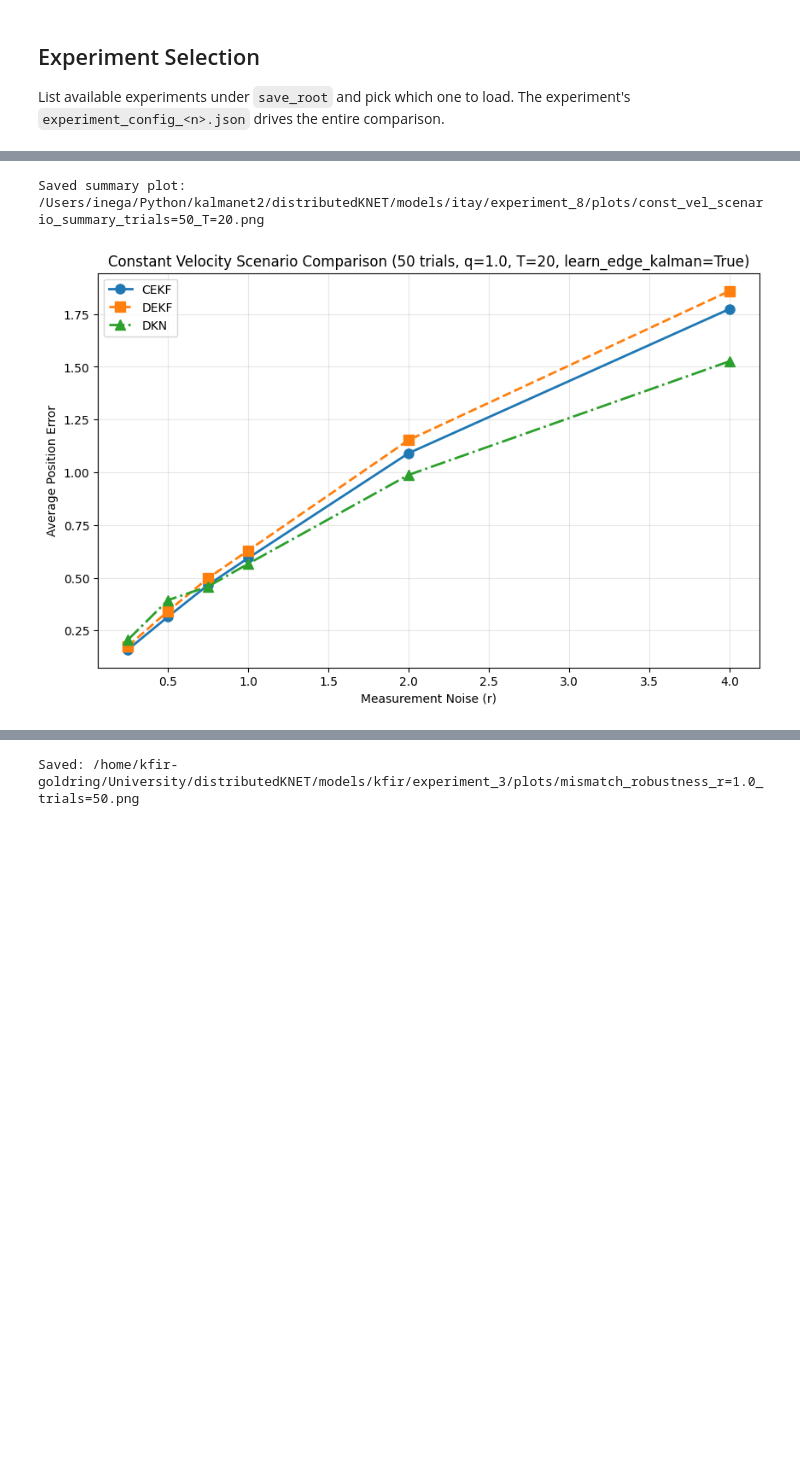
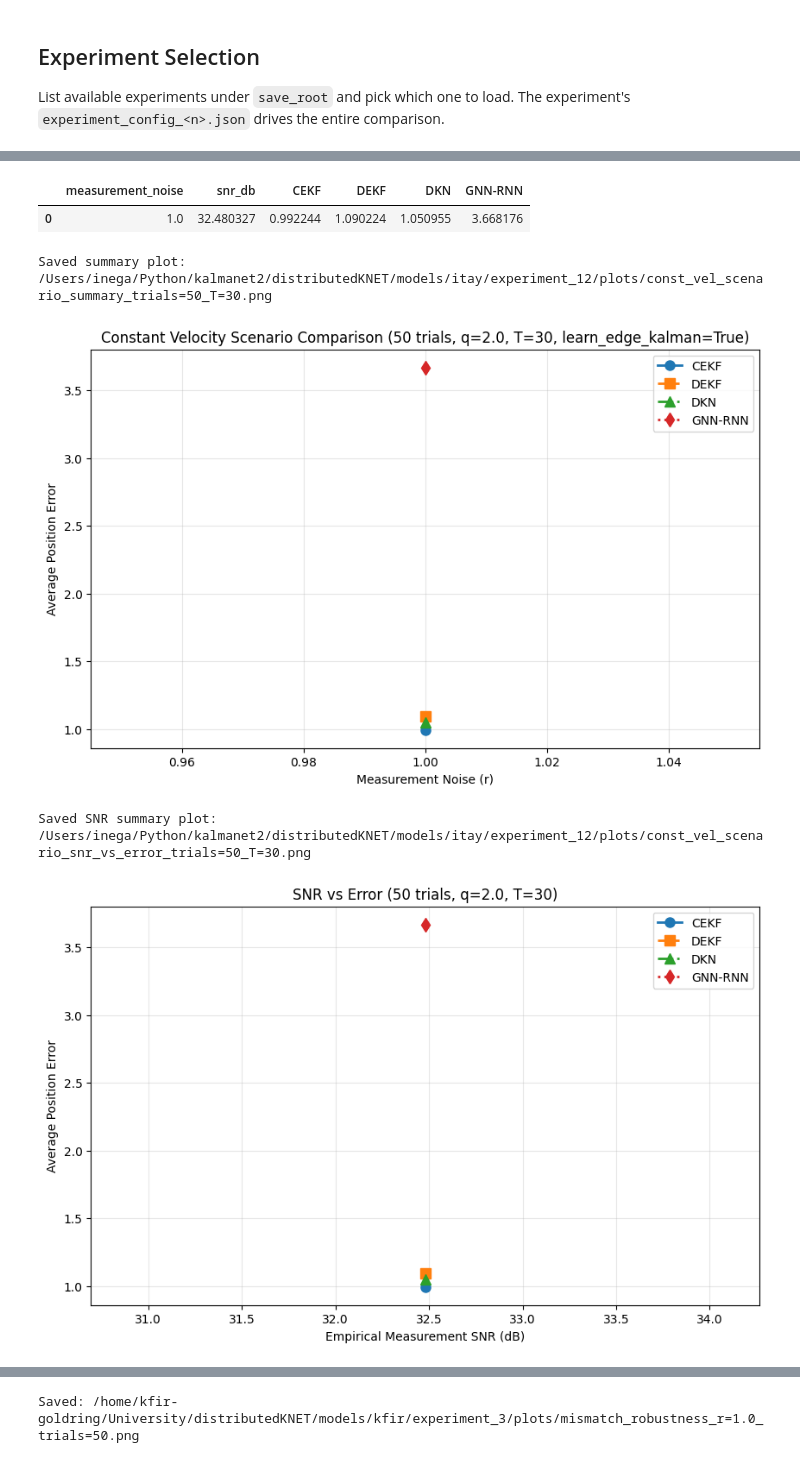
Before and after one commit to AvivG123/distributedKNET, a Jupyter notebook: notebooks/const_vel_scenario_comparison.ipynb, the cells around one changed output, grey strips where cells are left out. Cells and saved outputs as stored; diff of their text form; code cells hidden in the pictures; blank space fills up the shorter version.

```diff
--- a/notebooks/const_vel_scenario_comparison.ipynb
+++ b/notebooks/const_vel_scenario_comparison.ipynb
@@ -235,12 +287,20 @@ kalman_process.eval()
 with torch.no_grad():
     x_hat_dkn = kalman_process(graph_data).squeeze().cpu().numpy().mean(axis=1)
 
+x_hat_gnn_rnn = None
+if gnn_rnn_model_path(r_demo).exists():
+    gnn_rnn_process = build_gnn_rnn_model(config_val)
+    gnn_rnn_process.load_state_dict(torch.load(gnn_rnn_model_path(r_demo), map_location="cpu"))
+    gnn_rnn_process.eval()
+    x_hat_gnn_rnn = predict_gnn_rnn(gnn_rnn_process, graph_data, h_system)
+
 demo_tracking_plot_path = plot_dir / f"{run_name_demo}_tracking_comparison.png"
 plot_tracking_results(
     trajectory,
     x_hat_cekf,
     x_hat_dekf=x_hat_dekf,
     x_hat_dkn=x_hat_dkn,
+    x_hat_gnn_rnn=x_hat_gnn_rnn,
     node_positions=node_positions,
     node_types=node_types,
     save_path=demo_tracking_plot_path,
@@ -252,7 +315,9 @@ For each measurement noise level, evaluate `CEKF`, `DEKF`, and the matching trai
 # %%
+avg_snr_db = []
 avg_error_cekf = []
 avg_error_dekf = []
 avg_error_dkn = []
+avg_error_gnn_rnn = []
 
 for r_noise in measurement_noise_values:
     r_array = r_noise * np.ones(num_nodes)
@@ -274,12 +339,21 @@ for r_noise in measurement_noise_values:
     kalman_process.load_state_dict(torch.load(example_model_path, map_location="cpu"))
     kalman_process.eval()
 
+    gnn_rnn_process = None
+    if gnn_rnn_model_path(r_noise).exists():
+        gnn_rnn_process = build_gnn_rnn_model(config_val)
+        gnn_rnn_process.load_state_dict(torch.load(gnn_rnn_model_path(r_noise), map_location="cpu"))
+        gnn_rnn_process.eval()
+
+    trial_snr_db = []
     trial_errors_cekf = []
     trial_errors_dekf = []
     trial_errors_dkn = []
+    trial_errors_gnn_rnn = []
 
     for _ in tqdm(range(num_trials), desc=f"r={r_noise}"):
         trajectory, measurements = get_trial_data(r_noise)
+        trial_snr_db.append(measurement_snr_db(h_system, trajectory, measurements))
 
         x_hat_cekf = centralized_extended_kalman_filter(
             measurements=measurements,
@@ -308,6 +382,7 @@ for r_noise in measurement_noise_values:
         graph_data = build_graph_data_for_dkn(adjacency_matrix, h_system, trajectory, measurements)
         with torch.no_grad():
             x_hat_dkn = kalman_process(graph_data).squeeze().cpu().numpy().mean(axis=1)
+        x_hat_gnn_rnn = predict_gnn_rnn(gnn_rnn_process, graph_data, h_system) if gnn_rnn_process is not None else None
 
         x_true = trajectory[:, 0, 0].numpy()
         y_true = trajectory[:, 2, 0].numpy()
@@ -321,37 +396,67 @@ for r_noise in measurement_noise_values:
         trial_errors_dekf.append(np.sqrt((x_true - x_dekf) ** 2 + (y_true - y_dekf) ** 2).mean())
 
         trial_errors_dkn.append(np.sqrt((x_true - x_hat_dkn[:, 0]) ** 2 + (y_true - x_hat_dkn[:, 2]) ** 2).mean())
+        if x_hat_gnn_rnn is not None:
+            trial_errors_gnn_rnn.append(np.sqrt((x_true - x_hat_gnn_rnn[:, 0]) ** 2 + (y_true - x_hat_gnn_rnn[:, 2]) ** 2).mean())
 
+    avg_snr_db.append(np.mean(trial_snr_db))
     avg_error_cekf.append(np.mean(trial_errors_cekf))
     avg_error_dekf.append(np.mean(trial_errors_dekf))
     avg_error_dkn.append(np.mean(trial_errors_dkn))
+    avg_error_gnn_rnn.append(np.mean(trial_errors_gnn_rnn) if trial_errors_gnn_rnn else np.nan)
 
 results_df = pd.DataFrame(
     {
         "measurement_noise": measurement_noise_values,
+        "snr_db": avg_snr_db,
         "CEKF": avg_error_cekf,
         "DEKF": avg_error_dekf,
         "DKN": avg_error_dkn,
+        "GNN-RNN": avg_error_gnn_rnn,
     }
 )
 results_df
+# %% [output]
+|  | measurement_noise | snr_db | CEKF | DEKF | DKN | GNN-RNN |
+| 0 | 1.0 | 32.480327 | 0.992244 | 1.090224 | 1.050955 | 3.668176 |
 # %%
 summary_plot_path = plot_dir / f"const_vel_scenario_summary_trials={num_trials}_T={num_time_steps}.png"
 plt.figure(figsize=(10, 6))
 plt.plot(results_df["measurement_noise"], results_df["CEKF"], "o-", linewidth=2, markersize=8, label="CEKF")
 plt.plot(results_df["measurement_noise"], results_df["DEKF"], "s--", linewidth=2, markersize=8, label="DEKF")
 plt.plot(results_df["measurement_noise"], results_df["DKN"], "^-.", linewidth=2, markersize=8, label="DKN")
+if "GNN-RNN" in results_df.columns and results_df["GNN-RNN"].notna().any():
+    plt.plot(results_df["measurement_noise"], results_df["GNN-RNN"], "d:", linewidth=2, markersize=8, label="GNN-RNN")
 plt.xlabel("Measurement Noise (r)")
 plt.ylabel("Average Position Error")
 plt.title(f"Constant Velocity Scenario Comparison ({num_trials} trials, q={process_noise_std}, T={num_time_steps}, learn_edge_kalman={config_val['learn_edge_kalman']})")
 plt.grid(True, alpha=0.3)
 plt.legend()
 plt.savefig(summary_plot_path, dpi=200, bbox_inches="tight")
 print(f"Saved summary plot: {summary_plot_path}")
 plt.show()
+
+snr_summary_plot_path = plot_dir / f"const_vel_scenario_snr_vs_error_trials={num_trials}_T={num_time_steps}.png"
+snr_results_df = results_df.sort_values("snr_db")
+plt.figure(figsize=(10, 6))
+plt.plot(snr_results_df["snr_db"], snr_results_df["CEKF"], "o-", linewidth=2, markersize=8, label="CEKF")
+plt.plot(snr_results_df["snr_db"], snr_results_df["DEKF"], "s--", linewidth=2, markersize=8, label="DEKF")
+plt.plot(snr_results_df["snr_db"], snr_results_df["DKN"], "^-.", linewidth=2, markersize=8, label="DKN")
+if "GNN-RNN" in snr_results_df.columns and snr_results_df["GNN-RNN"].notna().any():
+    plt.plot(snr_results_df["snr_db"], snr_results_df["GNN-RNN"], "d:", linewidth=2, markersize=8, label="GNN-RNN")
+plt.xlabel("Empirical Measurement SNR (dB)")
+plt.ylabel("Average Position Error")
+plt.title(f"SNR vs Error ({num_trials} trials, q={process_noise_std}, T={num_time_steps})")
+plt.grid(True, alpha=0.3)
+plt.legend()
+plt.savefig(snr_summary_plot_path, dpi=200, bbox_inches="tight")
+print(f"Saved SNR summary plot: {snr_summary_plot_path}")
+plt.show()
 # %% [output]
-Saved summary plot: /Users/inega/Python/kalmanet2/distributedKNET/models/itay/experiment_8/plots/const_vel_scenario_summary_trials=50_T=20.png
+Saved summary plot: /Users/inega/Python/kalmanet2/distributedKNET/models/itay/experiment_12/plots/const_vel_scenario_summary_trials=50_T=30.png
-[figure, old version]
+[figure, new version]
+Saved SNR summary plot: /Users/inega/Python/kalmanet2/distributedKNET/models/itay/experiment_12/plots/const_vel_scenario_snr_vs_error_trials=50_T=30.png
+[figure, added]
 # %% [markdown]
 ## dt Mismatch Robustness
 
```
Also changed, not shown: parts of 12 cells of this notebook, 3 other files.
